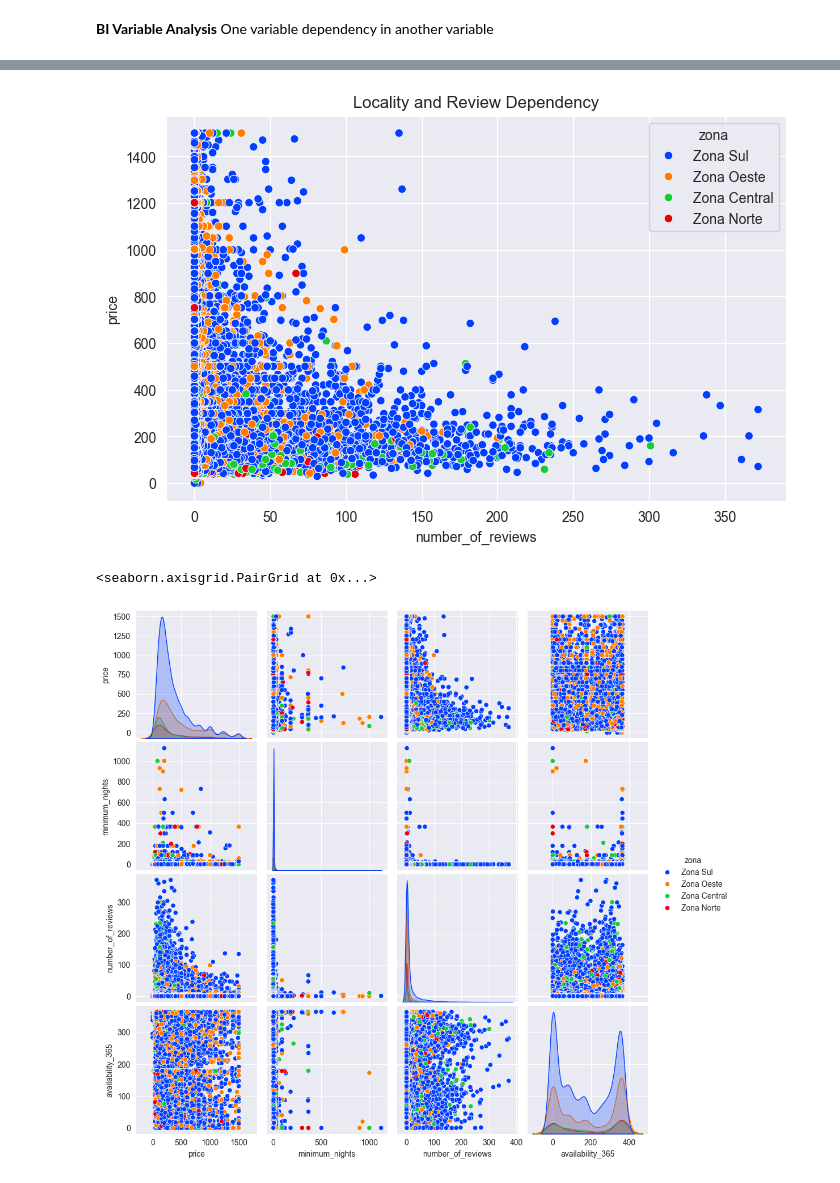
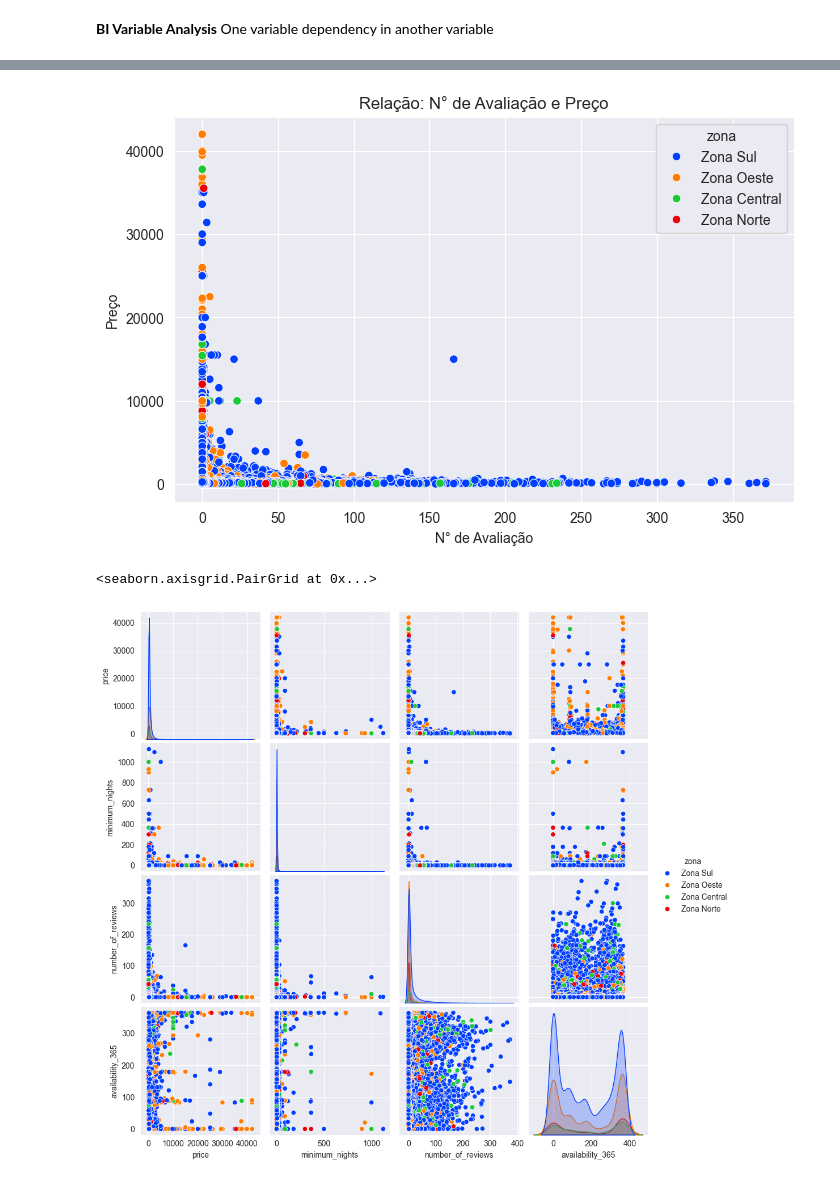
Before and after one commit to Viniciustoc/Analise-Airbnb-Rio-de-Janeiro, a Jupyter notebook: Data_Analyisis_AirBnb_Rio_de_Janeiro.ipynb, the cells around one changed output, grey strips where cells are left out. Cells and saved outputs as stored; diff of their text form; code cells hidden in the pictures.

```diff
--- a/Data_Analyisis_AirBnb_Rio_de_Janeiro.ipynb
+++ b/Data_Analyisis_AirBnb_Rio_de_Janeiro.ipynb
@@ -269,17 +290,19 @@ plt.show()
 # %%
 # Number of reviews and price rel
 
 plt.figure(figsize=(8,5))
-plt.title('Locality and Review Dependency')
-sns.scatterplot(data=df, x='number_of_reviews', y='price', hue='zona', palette='bright')
+plt.title('Relação: N° de Avaliação e Preço')
+sns.scatterplot(data=data, x='number_of_reviews', y='price', hue='zona', palette='bright')
+plt.ylabel('Preço')
+plt.xlabel('N° de Avaliação')
 plt.show()
 # %% [output]
-[figure, old version]
+[figure, new version]
 # %%
-sns.pairplot(data=df, vars=['price','minimum_nights', 'number_of_reviews', 'availability_365'], hue = 'zona', palette='bright')
+sns.pairplot(data=data, vars=['price','minimum_nights', 'number_of_reviews', 'availability_365'], hue = 'zona', palette='bright')
 # %% [output]
 <seaborn.axisgrid.PairGrid at 0x...>
-[figure, old version]
+[figure, new version]
 # %%
 # Geographical view Rio de Janeiro
 
```
Also changed, not shown: parts of 18 cells of this notebook.
